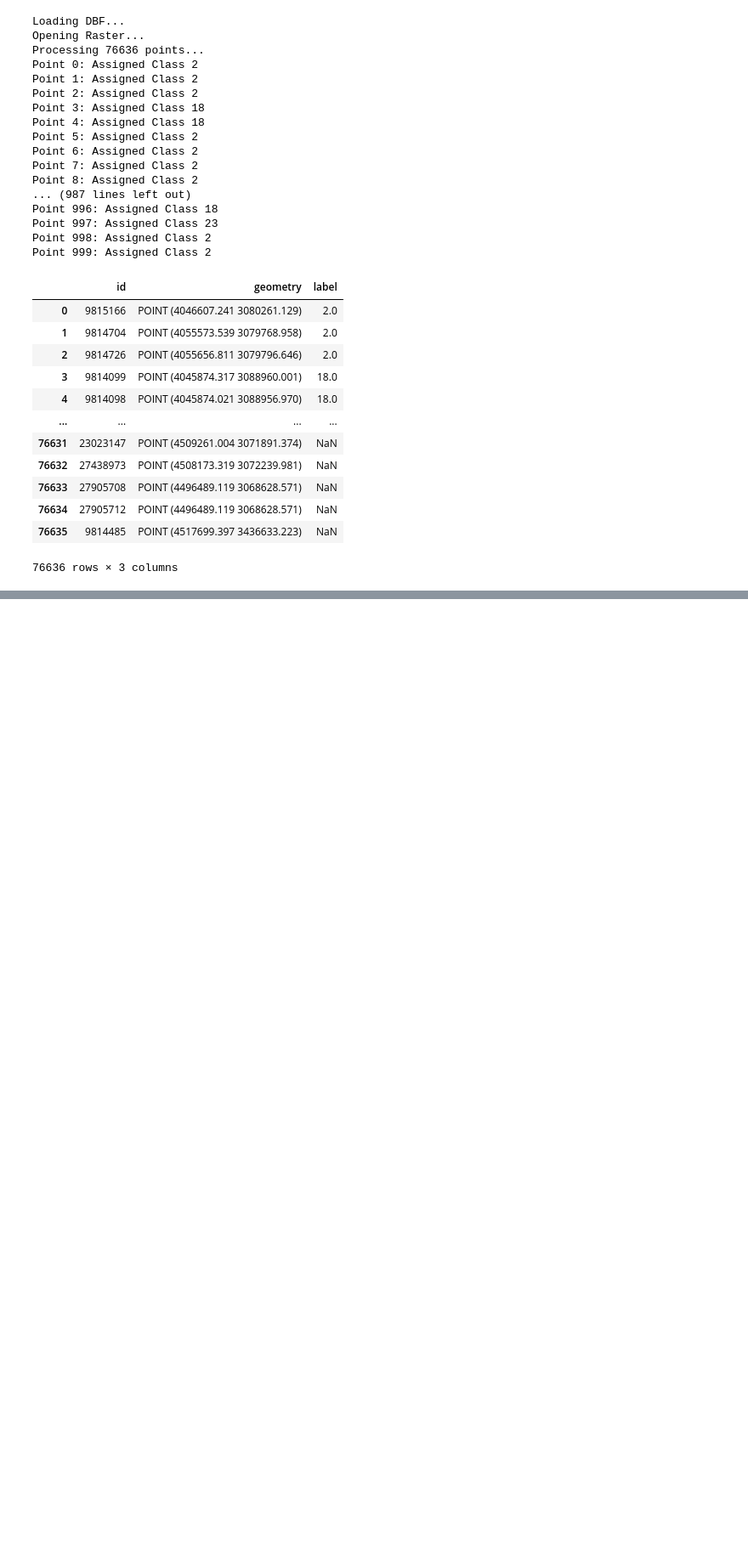
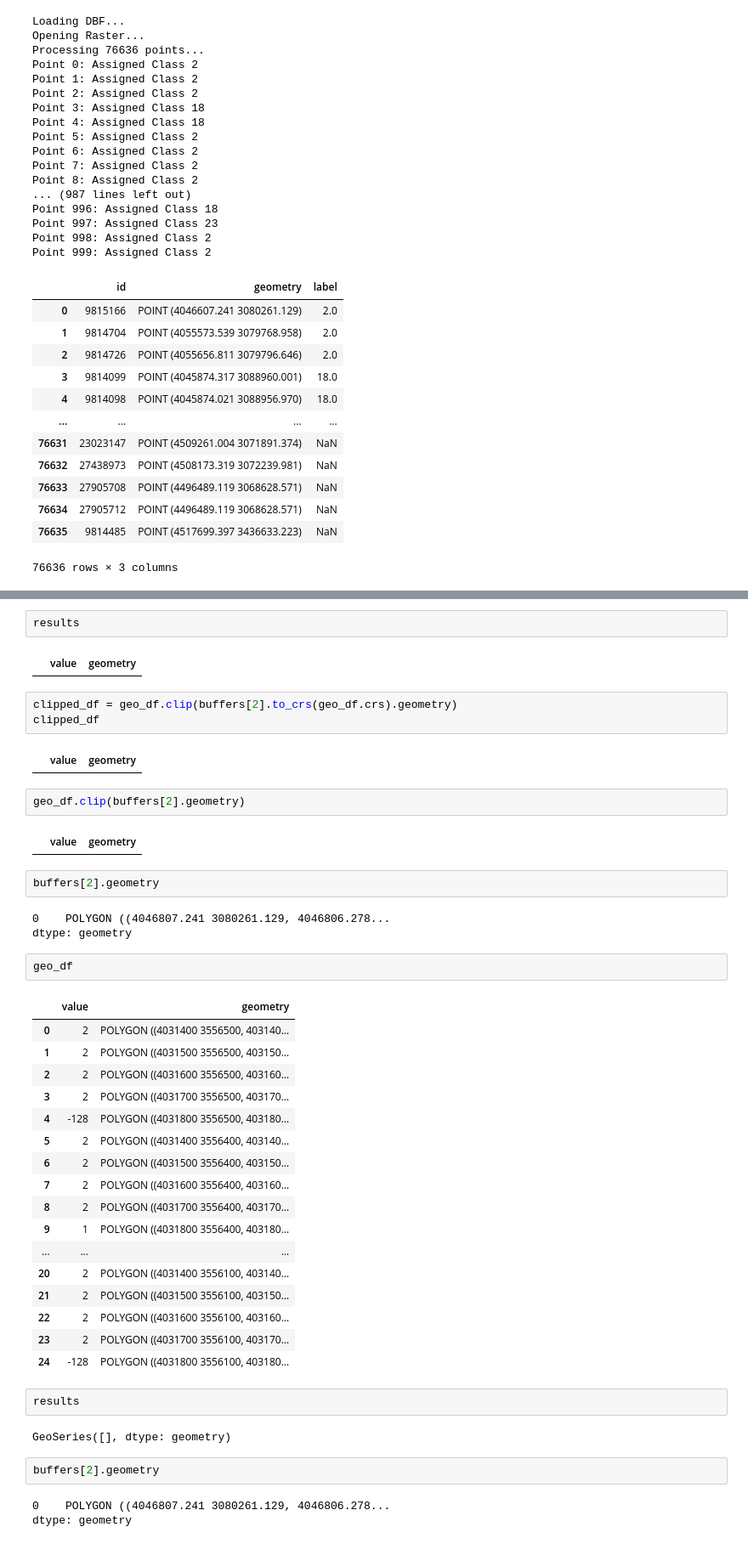
Before and after one commit to mfherrm/BioOTon, a Jupyter notebook: CORINE.ipynb, the cells around one changed output, grey strips where cells are left out. Shown at 85% size. Saved outputs shown, nothing was run; the diff lists cells and outputs as text; blank space fills up the shorter version.

```diff
--- a/CORINE.ipynb
+++ b/CORINE.ipynb
@@ -1223,0 +1369,47 @@ KeyboardInterrupt:
+# %%
+results
+# %% [output]
+|  | value | geometry |
+# %%
+clipped_df = geo_df.clip(buffers[2].to_crs(geo_df.crs).geometry)
+clipped_df
+# %% [output]
+|  | value | geometry |
+# %%
+geo_df.clip(buffers[2].geometry)
+# %% [output]
+|  | value | geometry |
+# %%
+buffers[2].geometry
+# %% [output]
+0    POLYGON ((4046807.241 3080261.129, 4046806.278...
+dtype: geometry
+# %%
+geo_df
+# %% [output]
+|  | value | geometry |
+| 0 | 2 | POLYGON ((4031400 3556500, 403140... |
+| 1 | 2 | POLYGON ((4031500 3556500, 403150... |
+| 2 | 2 | POLYGON ((4031600 3556500, 403160... |
+| 3 | 2 | POLYGON ((4031700 3556500, 403170... |
+| 4 | -128 | POLYGON ((4031800 3556500, 403180... |
+| 5 | 2 | POLYGON ((4031400 3556400, 403140... |
+| 6 | 2 | POLYGON ((4031500 3556400, 403150... |
+| 7 | 2 | POLYGON ((4031600 3556400, 403160... |
+| 8 | 2 | POLYGON ((4031700 3556400, 403170... |
+| 9 | 1 | POLYGON ((4031800 3556400, 403180... |
+| ... | ... | ... |
+| 20 | 2 | POLYGON ((4031400 3556100, 403140... |
+| 21 | 2 | POLYGON ((4031500 3556100, 403150... |
+| 22 | 2 | POLYGON ((4031600 3556100, 403160... |
+| 23 | 2 | POLYGON ((4031700 3556100, 403170... |
+| 24 | -128 | POLYGON ((4031800 3556100, 403180... |
+# %%
+results
+# %% [output]
+GeoSeries([], dtype: geometry)
+# %%
+buffers[2].geometry
+# %% [output]
+0    POLYGON ((4046807.241 3080261.129, 4046806.278...
+dtype: geometry
```
Also changed, not shown: parts of 21 cells of this notebook.
